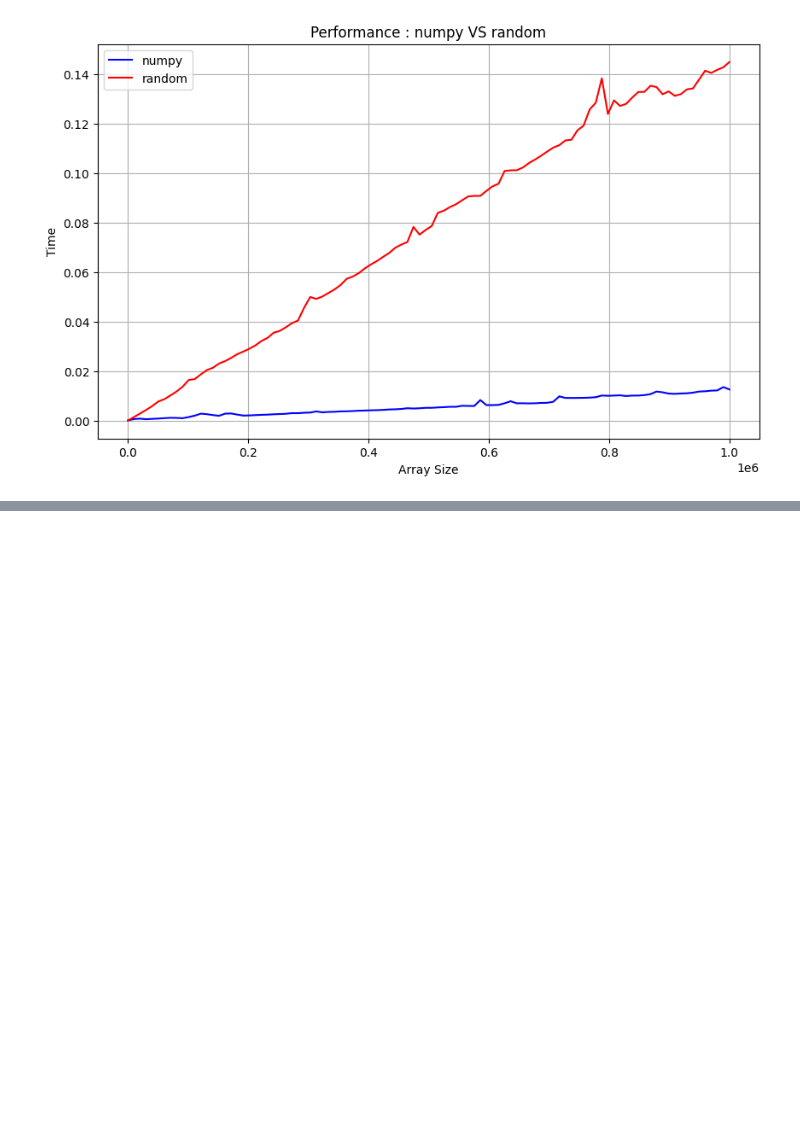
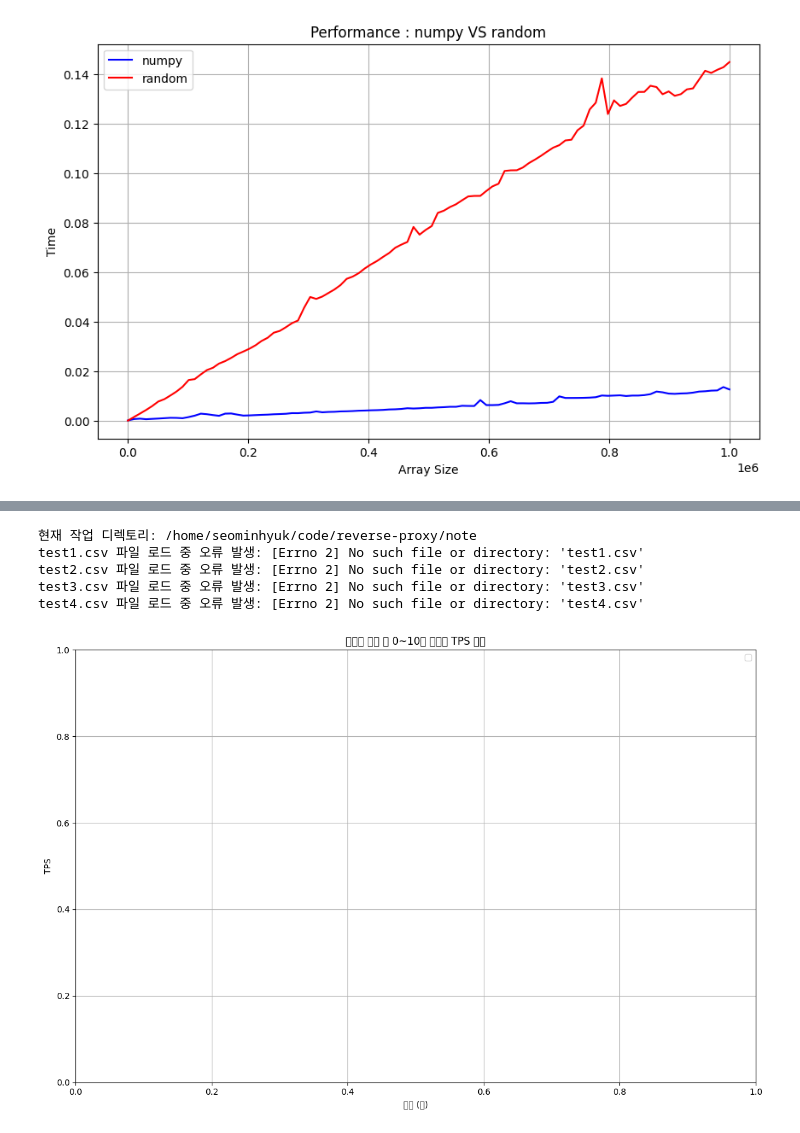
Before and after one commit to wminhyuk/reverse-proxy, a Jupyter notebook: note/Untitled.ipynb, the cells around one changed output, grey strips where cells are left out. Drawn from its saved outputs; the diff is of its cells as text; code cells hidden in the pictures; blank space fills up the shorter version.

```diff
--- a/note/Untitled.ipynb
+++ b/note/Untitled.ipynb
@@ -413,0 +480,58 @@ plt.show()
+# %%
+import pandas as pd
+import matplotlib.pyplot as plt
+import os
+
+# 현재 작업 디렉토리 확인 (Jupyter Lab이 실행 중인 경로)
+print("현재 작업 디렉토리:", os.getcwd())
+
+# CSV 파일 리스트 (Jupyter Lab 실행 경로에 파일이 있다고 가정)
+csv_files = ['test1.csv', 'test2.csv', 'test3.csv', 'test4.csv']
+
+dataframes = []
+for file in csv_files:
+    try:
+        df = pd.read_csv(file)
+        # 'timestamp' 컬럼이 있으면 datetime 형식으로 변환
+        if 'timestamp' in df.columns:
+            df['timestamp'] = pd.to_datetime(df['timestamp'])
+            # 테스트 시작 시점을 기준으로 경과 시간(분) 계산
+            start_time = df['timestamp'].iloc[0]
+            df['elapsed_min'] = (df['timestamp'] - start_time).dt.total_seconds() / 60.0
+        else:
+            print(f"{file} 파일에 'timestamp' 컬럼이 없습니다.")
+        dataframes.append(df)
+        print(f"{file} 파일 로드 성공.")
+    except Exception as e:
+        print(f"{file} 파일 로드 중 오류 발생: {e}")
+
+# 그래프 그리기: x축은 0~10분, y축은 TPS
+plt.figure(figsize=(12, 8))
+for i, df in enumerate(dataframes):
+    # 경과 시간이 10분 이하인 데이터만 필터링
+    if 'elapsed_min' in df.columns:
+        df_10 = df[df['elapsed_min'] <= 10]
+    else:
+        print(f"CSV {i+1}에 'elapsed_min' 컬럼이 없어 필터링 불가합니다.")
+        continue
+
+    # 'tps' 컬럼이 있는지 확인
+    if 'tps' in df_10.columns:
+        plt.plot(df_10['elapsed_min'], df_10['tps'], label=f'CSV {i+1}')
+    else:
+        print(f"CSV {i+1} 파일에 'tps' 컬럼이 없습니다.")
+
+plt.xlabel("시간 (분)")
+plt.ylabel("TPS")
+plt.title("테스트 시작 후 0~10분 동안의 TPS 비교")
+plt.legend()
+plt.grid(True)
+plt.tight_layout()
+plt.show()
+# %% [output]
+현재 작업 디렉토리: /home/seominhyuk/code/reverse-proxy/note
+test1.csv 파일 로드 중 오류 발생: [Errno 2] No such file or directory: 'test1.csv'
+test2.csv 파일 로드 중 오류 발생: [Errno 2] No such file or directory: 'test2.csv'
+test3.csv 파일 로드 중 오류 발생: [Errno 2] No such file or directory: 'test3.csv'
+test4.csv 파일 로드 중 오류 발생: [Errno 2] No such file or directory: 'test4.csv'
+[figure, added]
```
Also changed, not shown: parts of 2 cells of this notebook, 6 other files.
